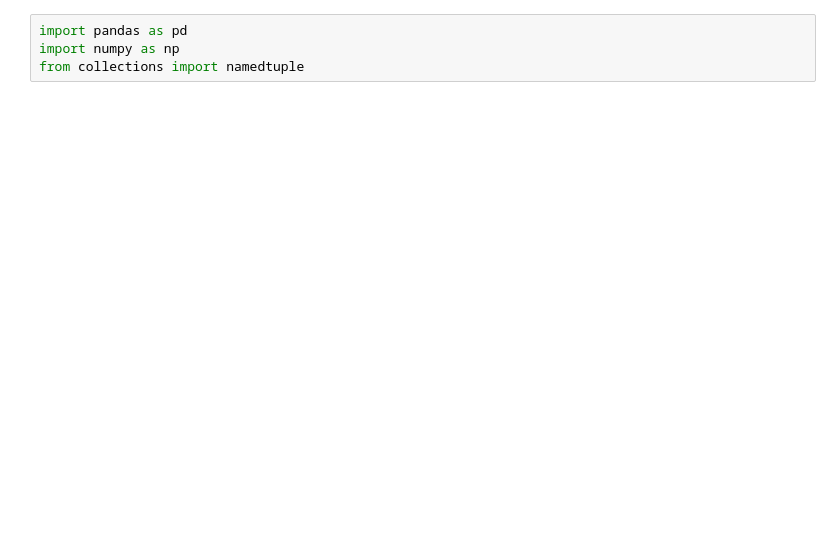
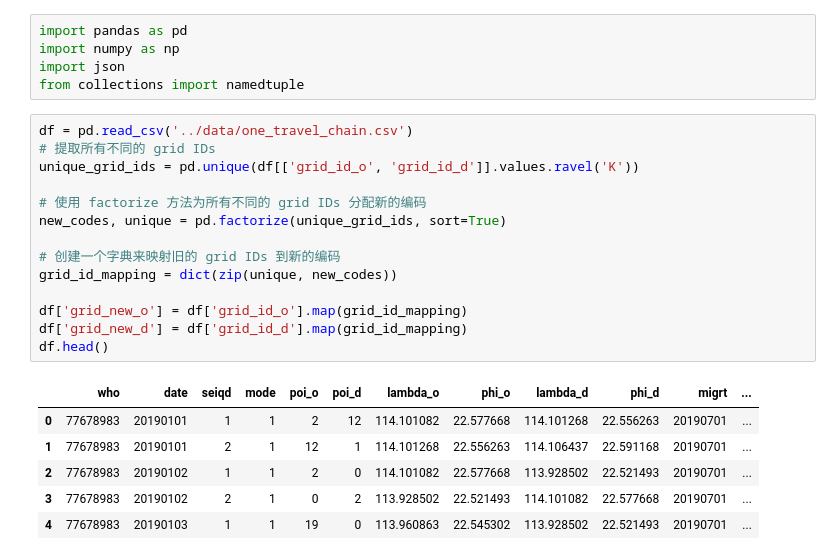
Before and after one commit to BoyangL1/sbirl-spatial-cognition, a Jupyter notebook: move_chain/travel_chain_tuple.ipynb, the cells around one changed output. Saved outputs shown, nothing was run; the diff lists cells and outputs as text; blank space fills up the shorter version.

Commit message:
update scbirl travel chain

```diff
--- a/move_chain/travel_chain_tuple.ipynb
+++ b/move_chain/travel_chain_tuple.ipynb
@@ -1,5 +1,27 @@
 # %%
 import pandas as pd
 import numpy as np
+import json
 from collections import namedtuple
+# %%
+df = pd.read_csv('../data/one_travel_chain.csv')
+# 提取所有不同的 grid IDs
+unique_grid_ids = pd.unique(df[['grid_id_o', 'grid_id_d']].values.ravel('K'))
+
+# 使用 factorize 方法为所有不同的 grid IDs 分配新的编码
+new_codes, unique = pd.factorize(unique_grid_ids, sort=True)
+
+# 创建一个字典来映射旧的 grid IDs 到新的编码
+grid_id_mapping = dict(zip(unique, new_codes))
+
+df['grid_new_o'] = df['grid_id_o'].map(grid_id_mapping)
+df['grid_new_d'] = df['grid_id_d'].map(grid_id_mapping)
+df.head()
+# %% [output]
+|  | who | date | seiqd | mode | poi_o | poi_d | lambda_o | phi_o | lambda_d | phi_d | migrt | ... |
+| 0 | 77678983 | 20190101 | 1 | 1 | 2 | 12 | 114.101082 | 22.577668 | 114.101268 | 22.556263 | 20190701 | ... |
+| 1 | 77678983 | 20190101 | 2 | 1 | 12 | 1 | 114.101268 | 22.556263 | 114.106437 | 22.591168 | 20190701 | ... |
+| 2 | 77678983 | 20190102 | 1 | 1 | 2 | 0 | 114.101082 | 22.577668 | 113.928502 | 22.521493 | 20190701 | ... |
+| 3 | 77678983 | 20190102 | 2 | 1 | 0 | 2 | 113.928502 | 22.521493 | 114.101082 | 22.577668 | 20190701 | ... |
+| 4 | 77678983 | 20190103 | 1 | 1 | 19 | 0 | 113.960863 | 22.545302 | 113.928502 | 22.521493 | 20190701 | ... |
 # %%
```
Also changed, not shown: parts of 14 cells of this notebook, 5 other files.
